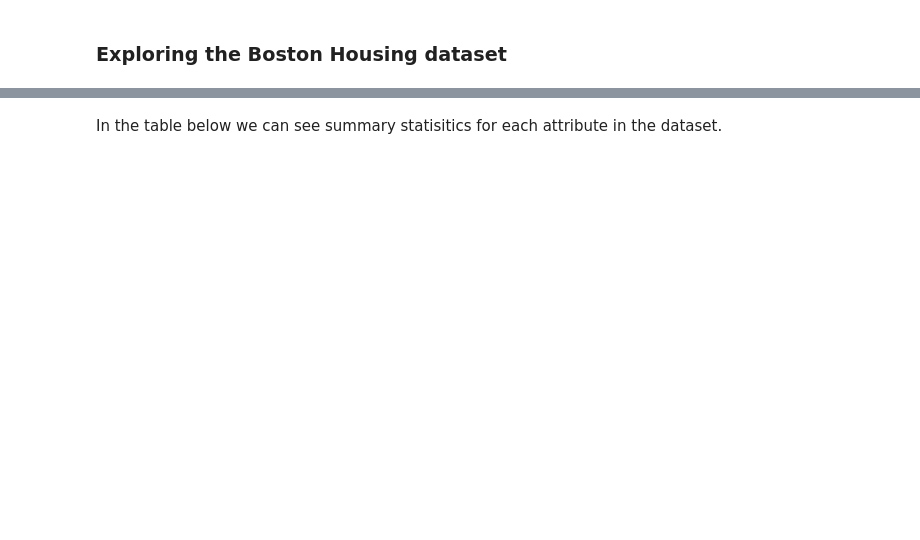
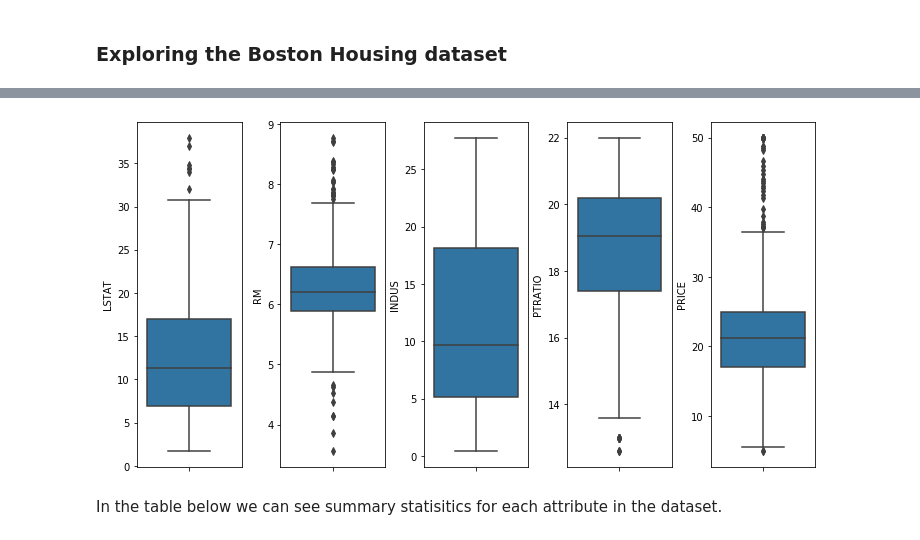
Before and after one commit to jobur123/MLProjectNov19, a Jupyter notebook: Boston House Prices.ipynb, the cells around one changed output, grey strips where cells are left out. Drawn from its saved outputs; the diff is of its cells as text; code cells hidden in the pictures; blank space fills up the shorter version.

```diff
--- a/Boston House Prices.ipynb
+++ b/Boston House Prices.ipynb
@@ -138,3 +152,15 @@ boston['PRICE'].hist()
+# %%
+#boxplot method extracted from https://www.kaggle.com/prasadperera/the-boston-housing-dataset
+keyVar = boston[['LSTAT','RM','INDUS','PTRATIO','PRICE']]
+fig, axs = plt.subplots(ncols=5, nrows=1, figsize=(10,5))
+index = 0
+axs = axs.flatten()
+for k,v in keyVar.items():
+    sns.boxplot(y=k, data=keyVar, ax=axs[index])
+    index += 1
+plt.tight_layout(pad=0.4, w_pad=0.5, h_pad=5.0)
+# %% [output]
+[figure, added]
 # %% [markdown]
 In the table below we can see summary statisitics for each attribute in the dataset.
 # %%
```
Also changed, not shown: parts of 40 cells of this notebook.
